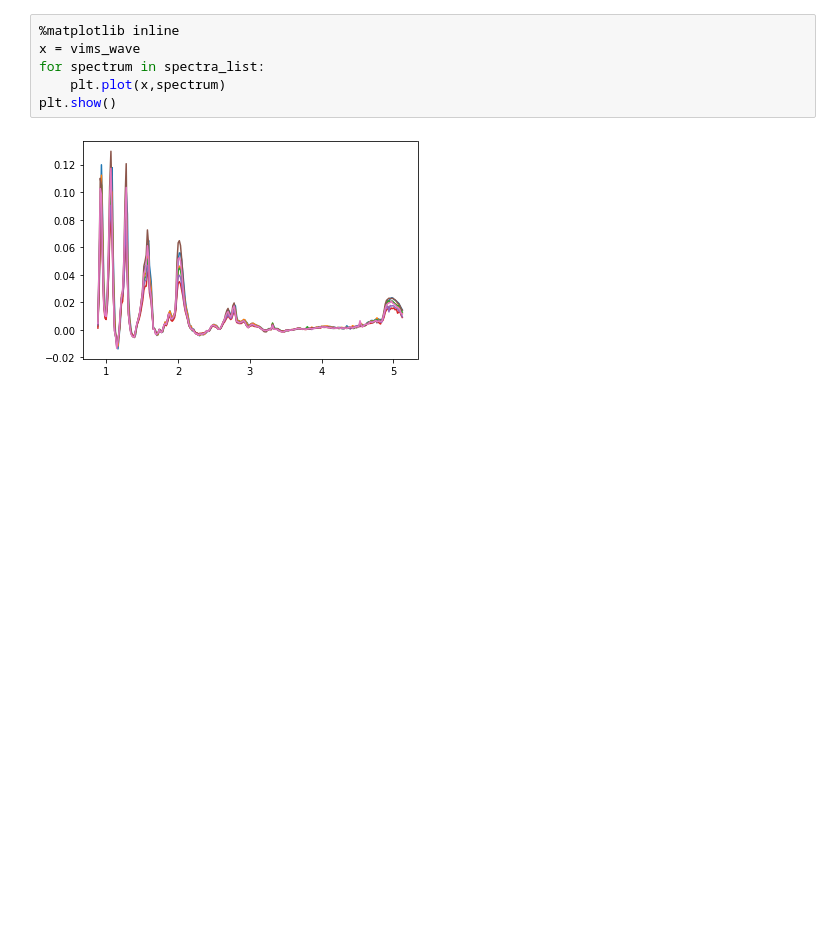
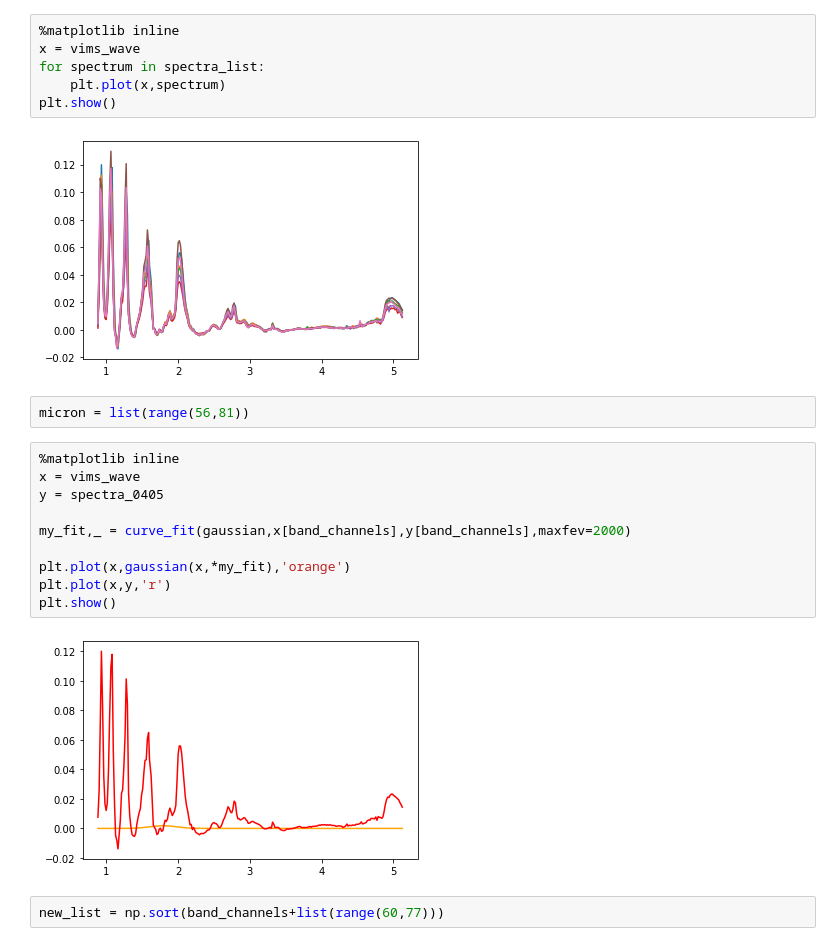
Before and after one commit to lucaslibshutz/spectralResearch, a Jupyter notebook: spectral_fitting_3.ipynb, the cells around one changed output. Cells and saved outputs as stored; diff of their text form; blank space fills up the shorter version.

```diff
--- a/spectral_fitting_3.ipynb
+++ b/spectral_fitting_3.ipynb
@@ -46,3 +46,19 @@ for spectrum in spectra_list:
 plt.show()
 # %% [output]
 [figure]
+# %%
+micron = list(range(56,81))
+# %%
+%matplotlib inline
+x = vims_wave
+y = spectra_0405
+
+my_fit,_ = curve_fit(gaussian,x[band_channels],y[band_channels],maxfev=2000)
+
+plt.plot(x,gaussian(x,*my_fit),'orange')
+plt.plot(x,y,'r')
+plt.show()
+# %% [output]
+[figure, added]
+# %%
+new_list = np.sort(band_channels+list(range(60,77)))
```
Also changed, not shown: parts of 6 cells of this notebook.
